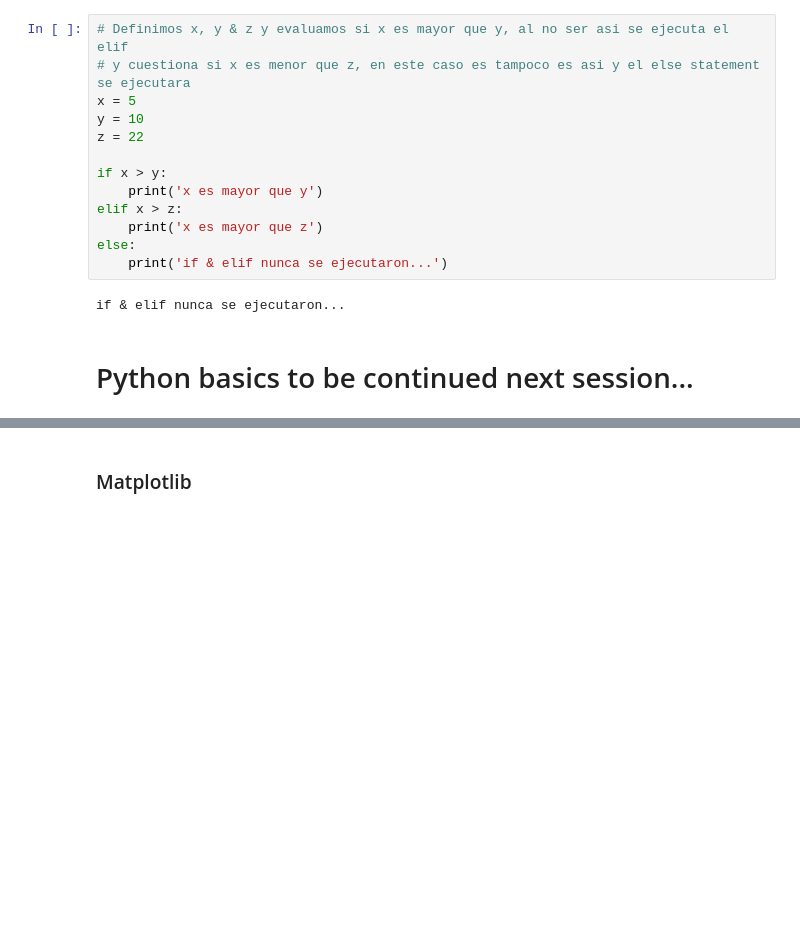
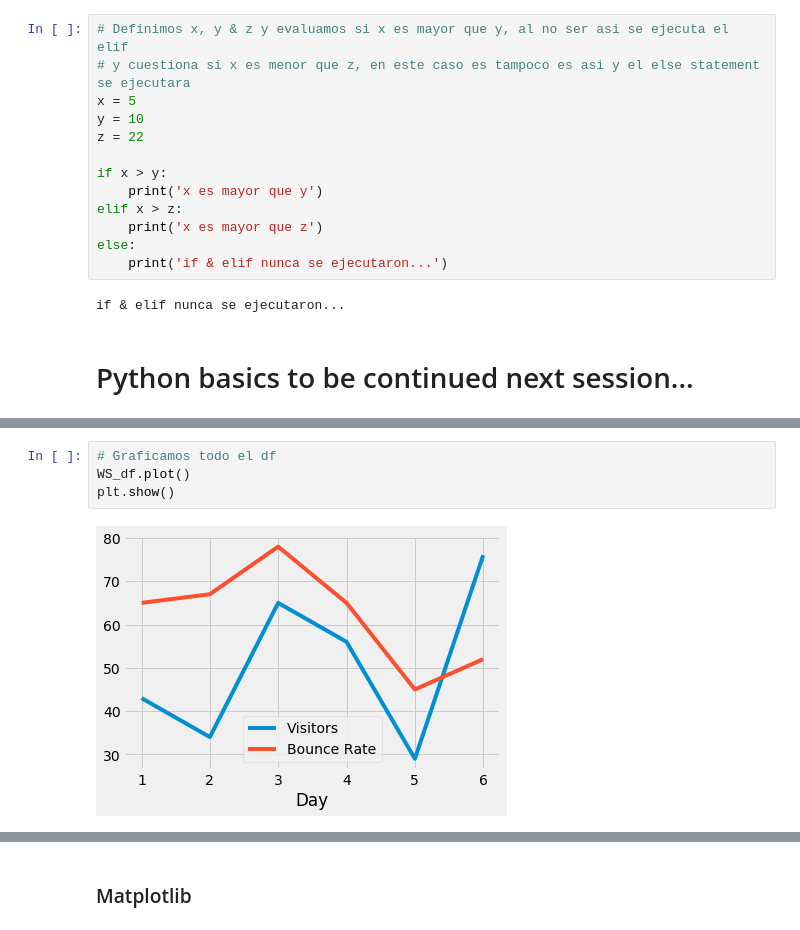
Before and after one commit to mariocespindola/CDMXSOAI, a Jupyter notebook: Workshops/01st_Workshop/Python_Pandas_Matplotlib.ipynb, the cells around one changed output, grey strips where cells are left out. Drawn from its saved outputs; the diff is of its cells as text; blank space fills up the shorter version.

```diff
--- a/Workshops/01st_Workshop/Python_Pandas_Matplotlib.ipynb
+++ b/Workshops/01st_Workshop/Python_Pandas_Matplotlib.ipynb
@@ -359,0 +548,6 @@ if & elif nunca se ejecutaron...
+# %%
+# Graficamos todo el df
+WS_df.plot()
+plt.show()
+# %% [output]
+[figure, added]
```
Also changed, not shown: parts of 69 cells of this notebook, 8 other files.
